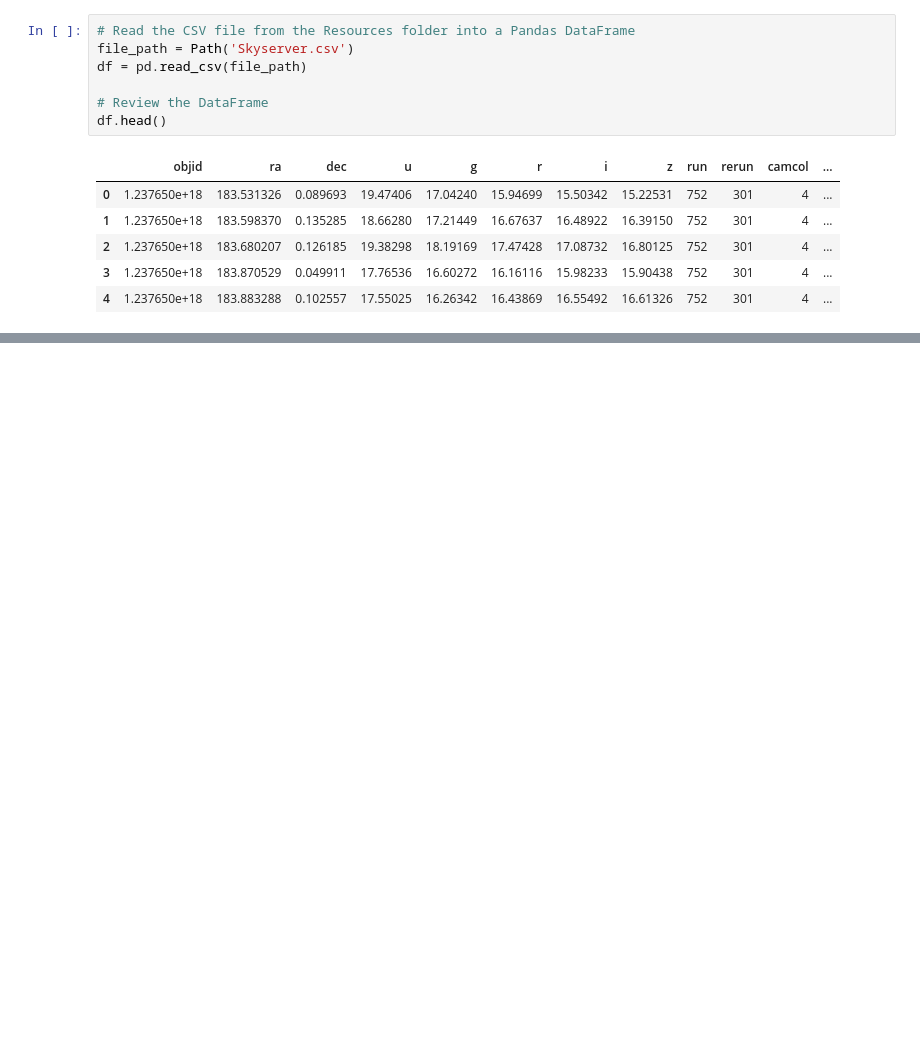
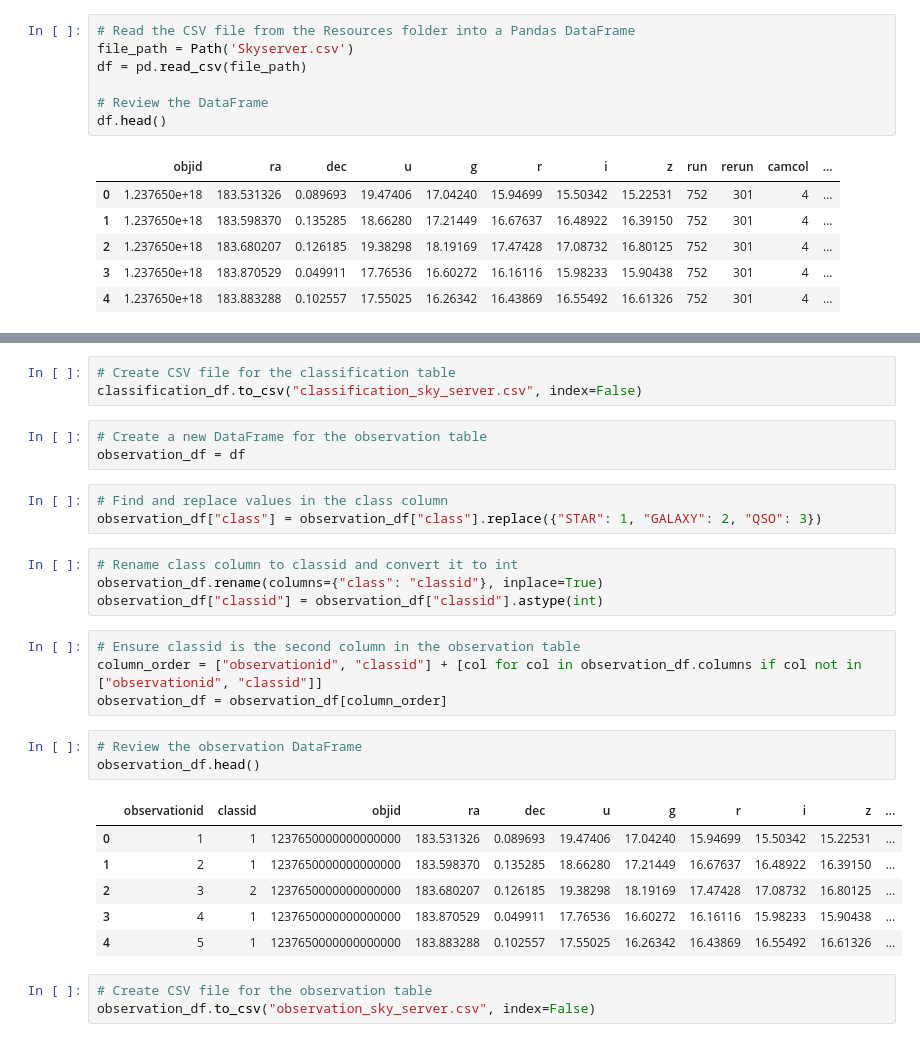
Before and after one commit to AditiNankar/class_project_4, a Jupyter notebook: Resources/sky_survey.ipynb, the cells around one changed output, grey strips where cells are left out. Saved outputs shown, nothing was run; the diff lists cells and outputs as text; blank space fills up the shorter version.

```diff
--- a/Resources/sky_survey.ipynb
+++ b/Resources/sky_survey.ipynb
@@ -47,0 +179,30 @@ df.to_csv('updated_sky_server.csv', index=False)
+# %%
+# Create CSV file for the classification table
+classification_df.to_csv("classification_sky_server.csv", index=False)
+# %%
+# Create a new DataFrame for the observation table
+observation_df = df
+# %%
+# Find and replace values in the class column
+observation_df["class"] = observation_df["class"].replace({"STAR": 1, "GALAXY": 2, "QSO": 3})
+# %%
+# Rename class column to classid and convert it to int
+observation_df.rename(columns={"class": "classid"}, inplace=True)
+observation_df["classid"] = observation_df["classid"].astype(int)
+# %%
+# Ensure classid is the second column in the observation table
+column_order = ["observationid", "classid"] + [col for col in observation_df.columns if col not in ["observationid", "classid"]]
+observation_df = observation_df[column_order]
+# %%
+# Review the observation DataFrame
+observation_df.head()
+# %% [output]
+|  | observationid | classid | objid | ra | dec | u | g | r | i | z | ... |
+| 0 | 1 | 1 | 1237650000000000000 | 183.531326 | 0.089693 | 19.47406 | 17.04240 | 15.94699 | 15.50342 | 15.22531 | ... |
+| 1 | 2 | 1 | 1237650000000000000 | 183.598370 | 0.135285 | 18.66280 | 17.21449 | 16.67637 | 16.48922 | 16.39150 | ... |
+| 2 | 3 | 2 | 1237650000000000000 | 183.680207 | 0.126185 | 19.38298 | 18.19169 | 17.47428 | 17.08732 | 16.80125 | ... |
+| 3 | 4 | 1 | 1237650000000000000 | 183.870529 | 0.049911 | 17.76536 | 16.60272 | 16.16116 | 15.98233 | 15.90438 | ... |
+| 4 | 5 | 1 | 1237650000000000000 | 183.883288 | 0.102557 | 17.55025 | 16.26342 | 16.43869 | 16.55492 | 16.61326 | ... |
+# %%
+# Create CSV file for the observation table
+observation_df.to_csv("observation_sky_server.csv", index=False)
```
Also changed, not shown: parts of 15 cells of this notebook, 2 other files.
